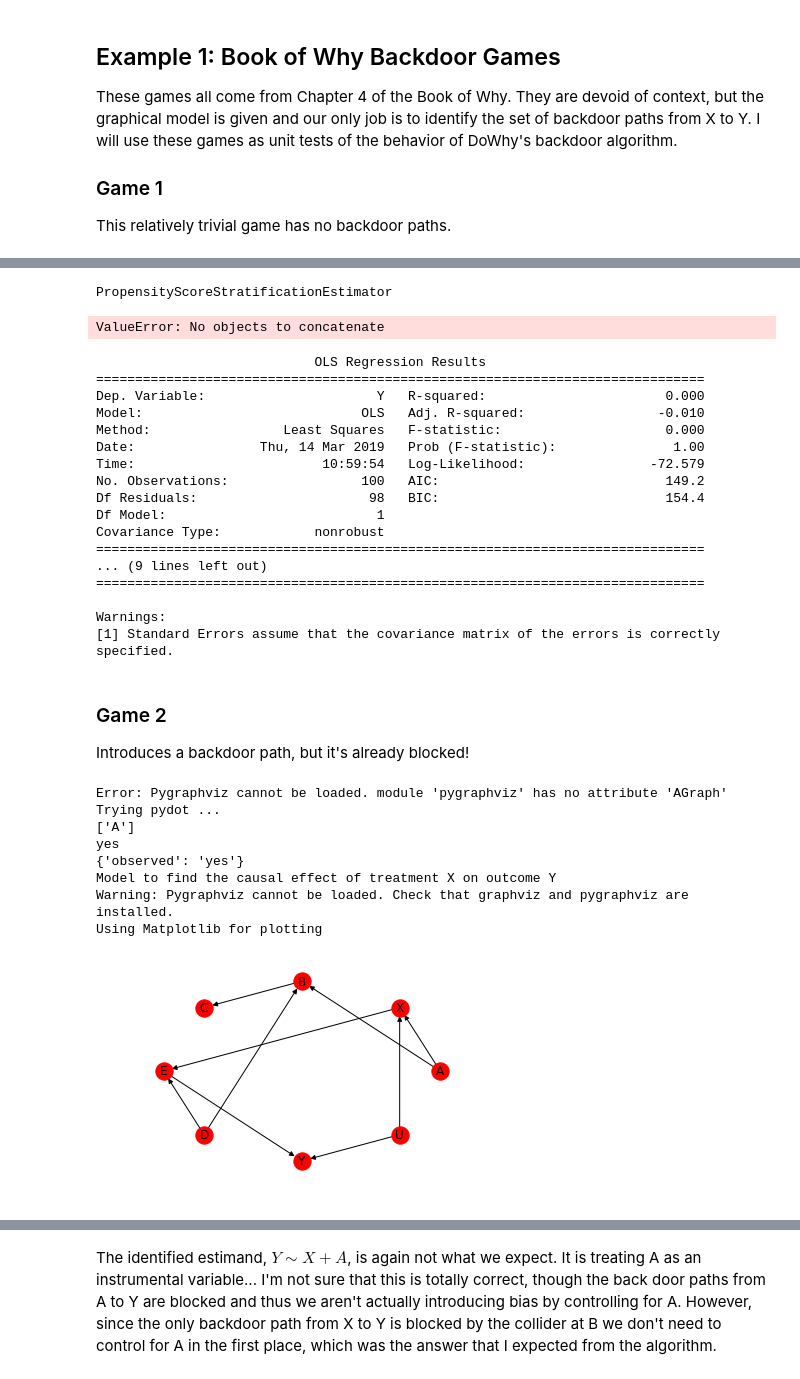
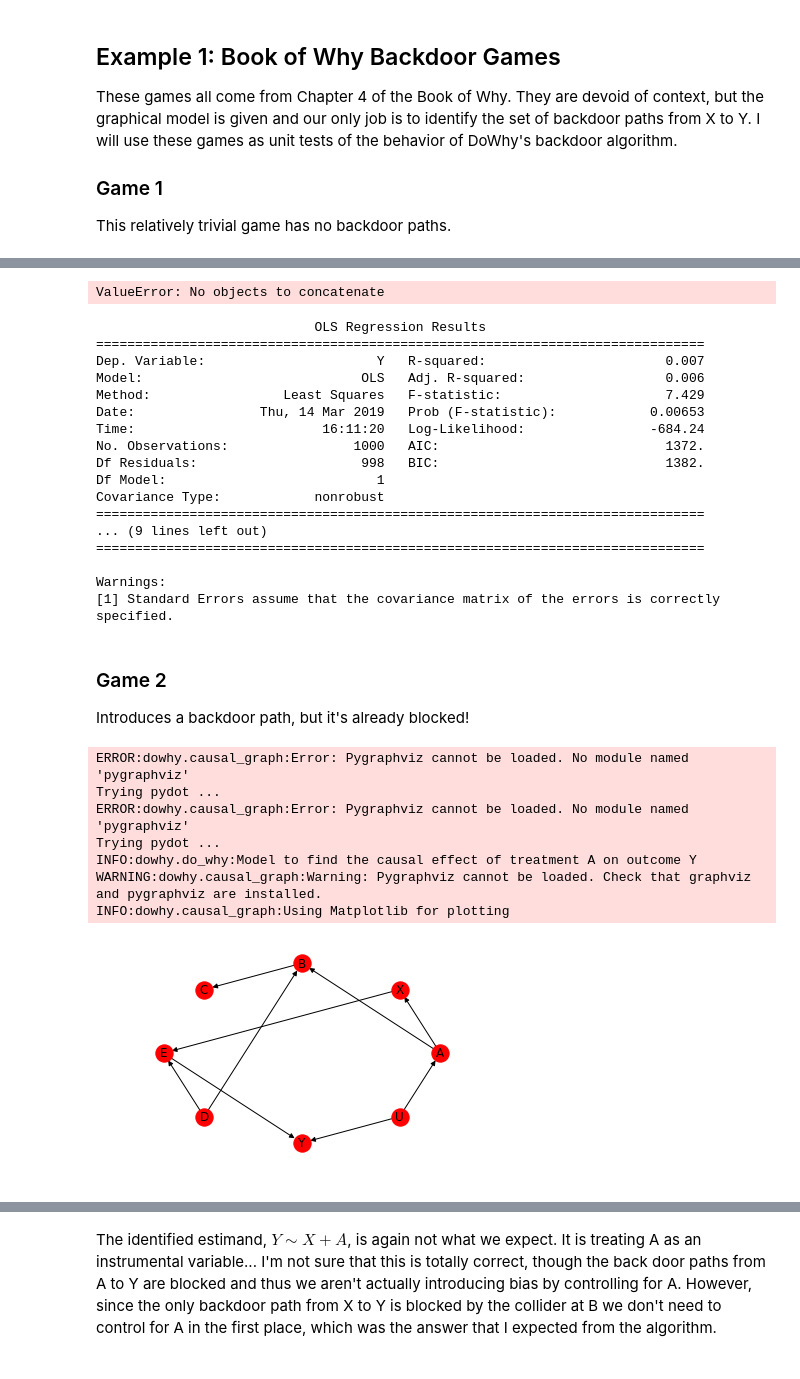
Before and after one commit to mrklees/dowhy, a Jupyter notebook: Exploring the Backdoor Algorithm.ipynb, the cells around one changed output, grey strips where cells are left out. Cells and saved outputs as stored; diff of their text form; code cells hidden in the pictures.

Commit message:
upgraded graph based data generator

```diff
--- a/Exploring the Backdoor Algorithm.ipynb
+++ b/Exploring the Backdoor Algorithm.ipynb
@@ -26,7 +26,13 @@ def stachastically_combine(parents):
     # number of parents.
     # This intercept centers the mean of the values around 0.5
     size = len(parents[0])
-    output = np.ones(size)*-0.25
-    for p in parents:
-        output += 0.25*p
+    #output = np.ones(size)*-0.25*(len(parents)-1)
+    #for p in parents:
+    #    output += 0.5*p
+    output = np.mean(parents, axis=0)
     return stochastically_convert_to_binary(output)
+# %%
+a = np.random.choice(2, 100)
+b = np.random.choice(2, 100)
+c = np.random.choice(2, 100)
+stachastically_combine([a, b, c])
@@ -34,7 +46,7 @@ def stachastically_combine(parents):
 def binary_graph_data(treatment_name='X', outcome_name='Y', observed_node_names=['X', 'Y'], ate=1, graph=None, n_obs=1000):
     """Generates data from a provided causal graph.
 
-    For simplicity, all variables are binary.  In the future, they won't be!
+    For simplicity, all variables are binary.
 
     Args:
         treatment_name (string): name of the treatment variable in the provided graph
@@ -46,6 +58,7 @@ def binary_graph_data(treatment_name='X', outcome_name='Y', observed_node_names=
         ret_dict (dictionary): a dictionary of the desired dataframe and some of the input
                                parameters to match the other dataset generators
     """
+
     def generate_data(observed_node_names, parents, children, data={}, var=None):
         """Recursive algorithm to generating data
 
@@ -70,8 +83,11 @@ def binary_graph_data(treatment_name='X', outcome_name='Y', observed_node_names=
             # If it has no parents, then it's a root node. Randomly generate it.
             #print(f"Generating {var}")
             data[var] = np.random.choice(2, n_obs)
-            # Remove it from the list of variables left to generate
-            observed_node_names.remove(var)
+            try:
+                # Remove it from the list of variables left to generate
+                observed_node_names.remove(var)
+            except:
+                pass
         else:
             # If the selected node is not a root, then it needs to be checked
             # to ensure that all parents have been calculated
@@ -89,10 +105,11 @@ def binary_graph_data(treatment_name='X', outcome_name='Y', observed_node_names=
             generate_data(observed_node_names, parents, children, data=data, var=child)
 
         return pd.DataFrame(data)
-    graph = CausalGraph(treatment_name=treatment_name, outcome_name=outcome_name, graph=graph, observed_node_names=observed_node_names)
+
+    cgraph = CausalGraph(treatment_name=treatment_name, outcome_name=outcome_name, graph=graph, observed_node_names=observed_node_names)
     # We don't care about unobserved confounders in this dataset, so we generate the unobserved
     # subgraph and work with that.
-    obs_graph = graph.get_unconfounded_observed_subgraph()
+    obs_graph = cgraph.get_unconfounded_observed_subgraph()
     # Saves us from calling .predecessors and descendants a bunch
     parents = {var: set(obs_graph.predecessors(var)) for var in observed_node_names}
     children = {var: set(nx.descendants(obs_graph, var)) for var in observed_node_names}
@@ -187,27 +184,26 @@ No such variable found!
 # %%
 # Unfortunate that this generates an error.
 lr_estimate = game_one.estimate_effect(identified_estimand,
-        method_name="backdoor.propensity_score_stratification")
+        method_name="backdoor.linear_regression")
 print(lr_estimate)
 print("Causal Estimate is " + str(lr_estimate.value))
 # %% [output]
-PropensityScoreStratificationEstimator
+ValueError: No objects to concatenate
-ValueError: No objects to concatenate
 # %%
 # We can confirm this estimate against what we could produce without DoWhy
-lm = sm.OLS(endog=data['Y'], exog=sm.tools.add_constant(data['X']))
+lm = sm.OLS(endog=data['df']['Y'], exog=sm.tools.add_constant(data['df']['X']))
 res = lm.fit()
 print(res.summary())
 # %% [output]
                             OLS Regression Results
 ==============================================================================
-Dep. Variable:                      Y   R-squared:                       0.000
-Model:                            OLS   Adj. R-squared:                 -0.010
-Method:                 Least Squares   F-statistic:                     0.000
-Date:                Thu, 14 Mar 2019   Prob (F-statistic):               1.00
-Time:                        10:59:54   Log-Likelihood:                -72.579
-No. Observations:                 100   AIC:                             149.2
-Df Residuals:                      98   BIC:                             154.4
+Dep. Variable:                      Y   R-squared:                       0.007
+Model:                            OLS   Adj. R-squared:                  0.006
+Method:                 Least Squares   F-statistic:                     7.429
+Date:                Thu, 14 Mar 2019   Prob (F-statistic):            0.00653
+Time:                        16:11:20   Log-Likelihood:                -684.24
+No. Observations:                1000   AIC:                             1372.
+Df Residuals:                     998   BIC:                             1382.
 Df Model:                           1
 Covariance Type:            nonrobust
 ==============================================================================
@@ -221,26 +217,26 @@ Warnings:
 Introduces a backdoor path, but it's already blocked!
 # %%
 graph_dot = "digraph {A -> X;A -> B;B -> C;X -> E;D -> B;D -> E;E -> Y}"
+observed_node_names = ['X', 'A', 'Y', 'B', 'C', 'D', 'E']
 
-data = pd.DataFrame({var: np.random.choice(2, 100) for var in ['X', 'A', 'Y', 'B', 'C', 'D', 'E']})
+data = binary_graph_data(observed_node_names=observed_node_names, graph=graph_dot, treatment_name='A')
 
 game_two = CausalModel(
-                data=data,
-                treatment='X',
-                outcome='Y',
-                graph=graph_dot)
+                data=data['df'],
+                treatment=data['treatment_name'],
+                outcome=data['outcome_name'],
+                graph=data['graph'])
 
 game_two.view_model()
 # %% [output]
-Error: Pygraphviz cannot be loaded. module 'pygraphviz' has no attribute 'AGraph'
+ERROR:dowhy.causal_graph:Error: Pygraphviz cannot be loaded. No module named 'pygraphviz'
 Trying pydot ...
-['A']
-yes
-{'observed': 'yes'}
-Model to find the causal effect of treatment X on outcome Y
-Warning: Pygraphviz cannot be loaded. Check that graphviz and pygraphviz are installed.
-Using Matplotlib for plotting
+ERROR:dowhy.causal_graph:Error: Pygraphviz cannot be loaded. No module named 'pygraphviz'
+Trying pydot ...
+INFO:dowhy.do_why:Model to find the causal effect of treatment A on outcome Y
+WARNING:dowhy.causal_graph:Warning: Pygraphviz cannot be loaded. Check that graphviz and pygraphviz are installed.
+INFO:dowhy.causal_graph:Using Matplotlib for plotting
-[figure, old version]
+[figure, new version]
 # %%
 identified_estimand = game_two.identify_effect()
 print(identified_estimand)
```
Also changed, not shown: parts of 20 cells of this notebook, 1 other file.
